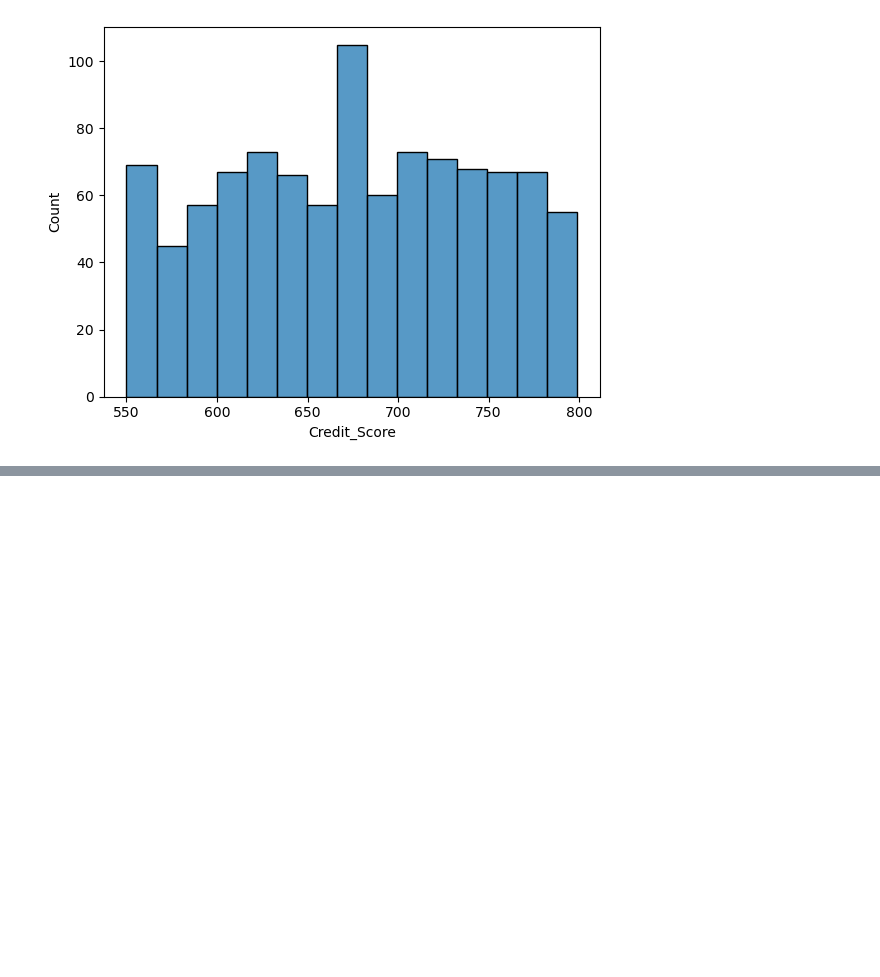
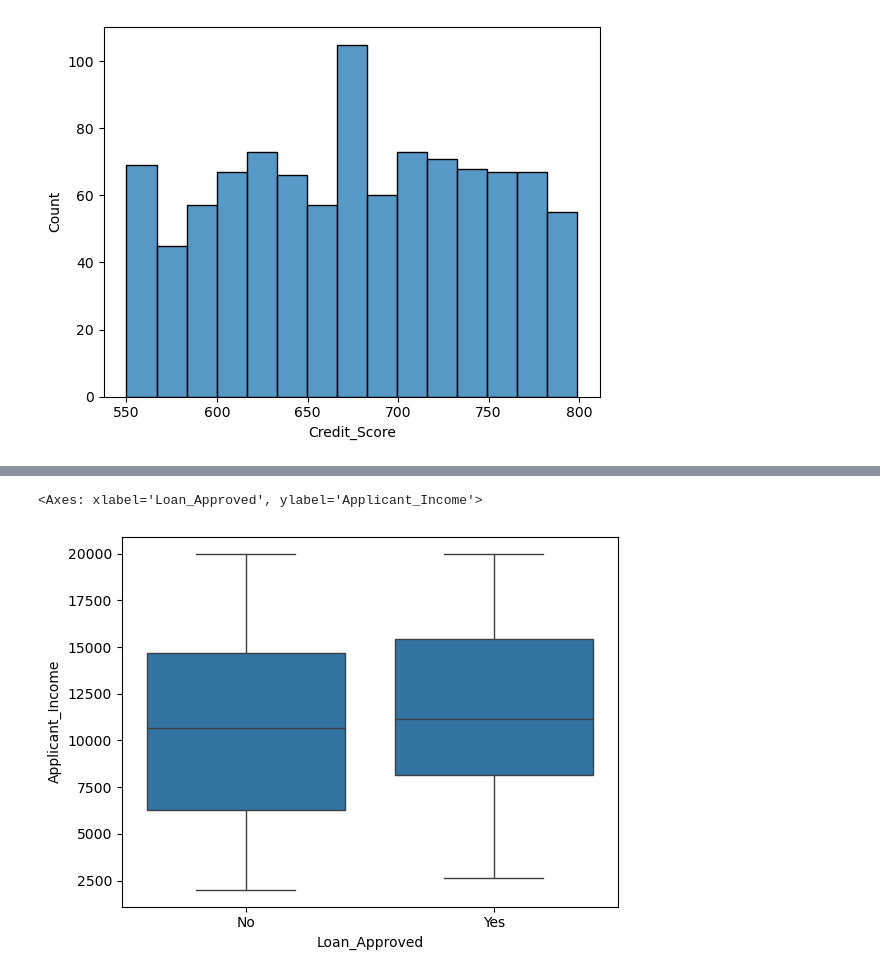
Before and after one commit to prajwalk990/CreditWise-Loan-System, a Jupyter notebook: Minor_project.ipynb, the cells around one changed output, grey strips where cells are left out. Saved outputs shown, nothing was run; the diff lists cells and outputs as text; code cells hidden in the pictures; blank space fills up the shorter version.

```diff
--- a/Minor_project.ipynb
+++ b/Minor_project.ipynb
@@ -226,0 +235,9 @@ sns.histplot(
+# %%
+sns.boxplot(
+    data =df ,
+    x = "Loan_Approved",
+    y = "Applicant_Income"
+)
+# %% [output]
+<Axes: xlabel='Loan_Approved', ylabel='Applicant_Income'>
+[figure, added]
```
Also changed, not shown: parts of 10 cells of this notebook.
